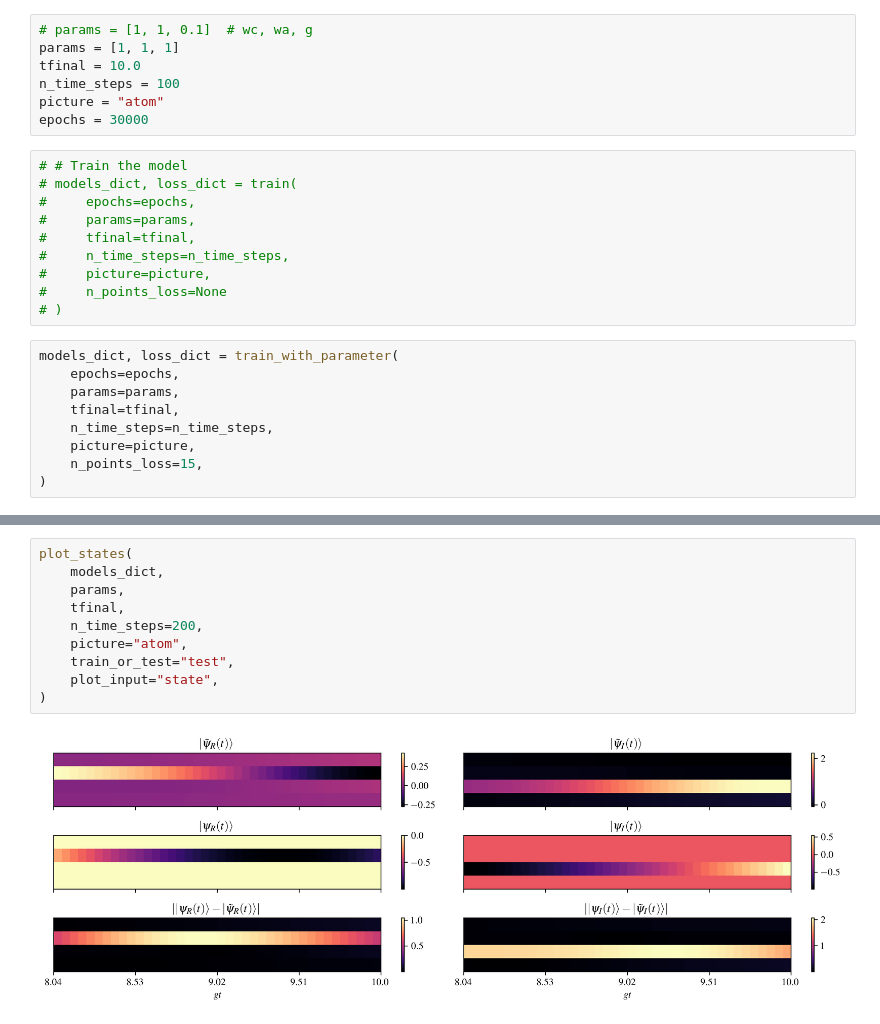
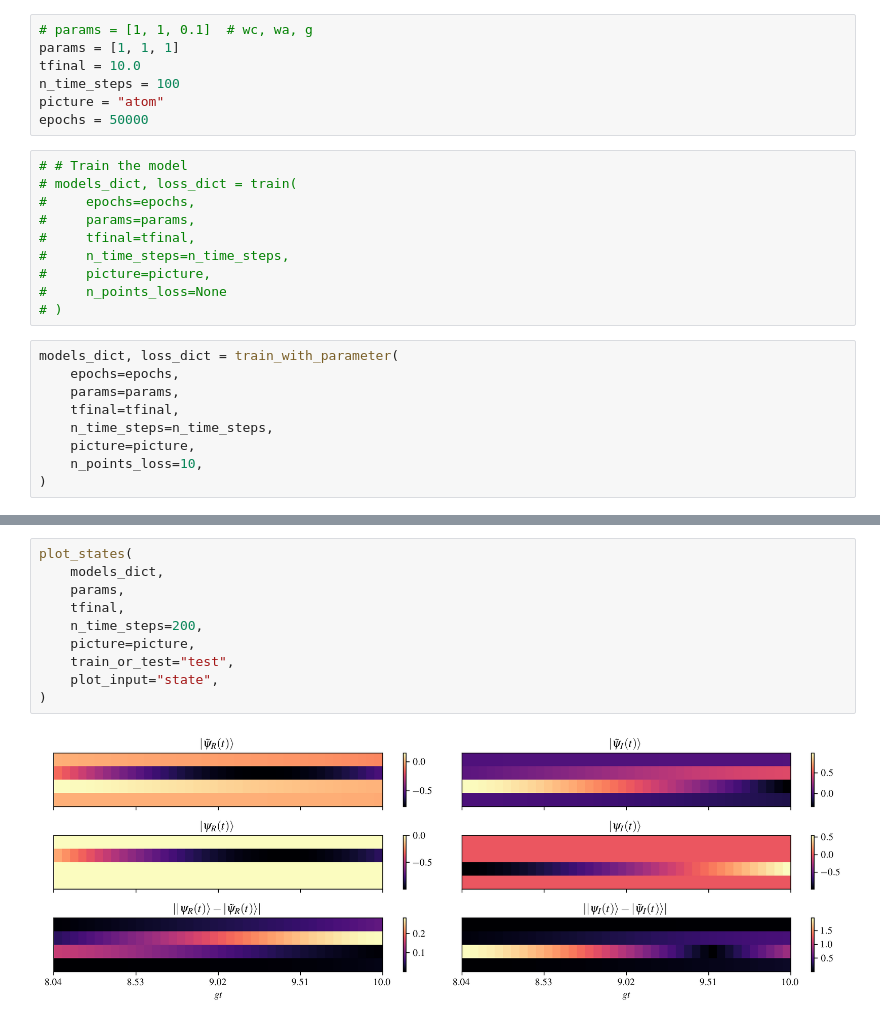
Before and after one commit to rodrigops123/pinn-effective-hamiltonian, a Jupyter notebook: apps/test_nb.ipynb, the cells around one changed output, grey strips where cells are left out. Cells and saved outputs as stored; diff of their text form.

```diff
--- a/apps/test_nb.ipynb
+++ b/apps/test_nb.ipynb
@@ -19,7 +19,7 @@ params = [1, 1, 1]
 tfinal = 10.0
 n_time_steps = 100
 picture = "atom"
-epochs = 30000
+epochs = 50000
 # %%
 # # Train the model
 # models_dict, loss_dict = train(
@@ -37,7 +37,7 @@ models_dict, loss_dict = train_with_parameter(
     tfinal=tfinal,
     n_time_steps=n_time_steps,
     picture=picture,
-    n_points_loss=15,
+    n_points_loss=10,
 )
 # %%
 plot_expected_values(
@@ -72,15 +72,15 @@ plot_states(
 # %%
 plot_states(
     models_dict,
     params,
     tfinal,
     n_time_steps=200,
-    picture="atom",
+    picture=picture,
     train_or_test="test",
     plot_input="state",
 )
 # %% [output]
-[figure, old version]
+[figure, new version]
 # %%
 plot_loss_functions(loss_dict, skip_param=300)
 # %% [output]
```
Also changed, not shown: parts of 5 cells of this notebook, 2 other files.
